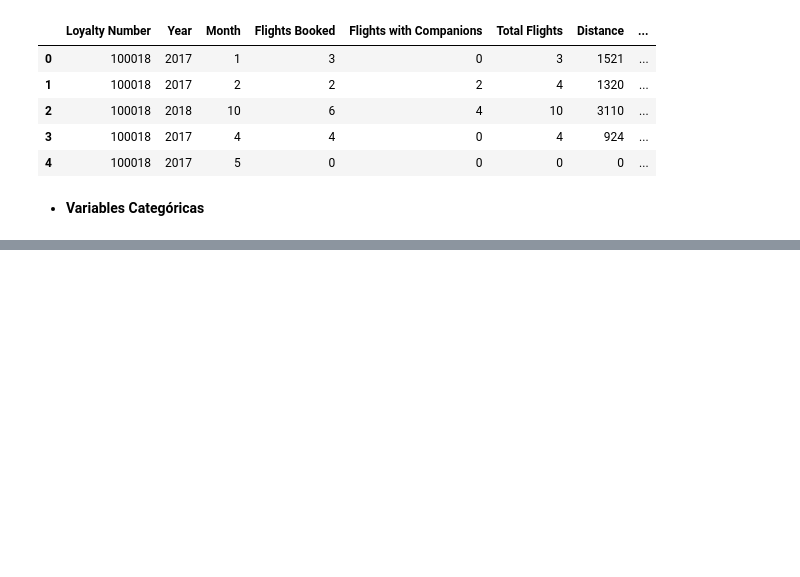
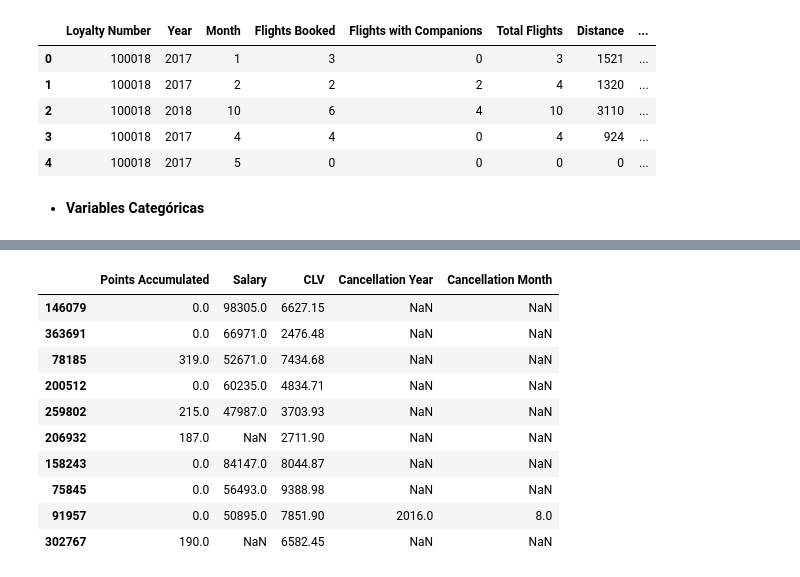
Before and after one commit to Adalab/bda-modulo-3-evaluacion-final-Paulamc1695, a Jupyter notebook: resolucion_evaluacion_02.ipynb, the cells around one changed output, grey strips where cells are left out. Cells and saved outputs as stored; diff of their text form; code cells hidden in the pictures; blank space fills up the shorter version.

```diff
--- a/resolucion_evaluacion_02.ipynb
+++ b/resolucion_evaluacion_02.ipynb
@@ -76,0 +152,16 @@ df_aerolinea_copy[["Country", "Province", "City", "Postal Code", "Gender", "Educ
+# %%
+# Cargar el Dataframe con las variables de tipo numéricas tipo "float"
+
+df_aerolinea_copy[["Points Accumulated", "Salary", "CLV", "Cancellation Year", "Cancellation Month"]].sample(10)
+# %% [output]
+|  | Points Accumulated | Salary | CLV | Cancellation Year | Cancellation Month |
+| 146079 | 0.0 | 98305.0 | 6627.15 | NaN | NaN |
+| 363691 | 0.0 | 66971.0 | 2476.48 | NaN | NaN |
+| 78185 | 319.0 | 52671.0 | 7434.68 | NaN | NaN |
+| 200512 | 0.0 | 60235.0 | 4834.71 | NaN | NaN |
+| 259802 | 215.0 | 47987.0 | 3703.93 | NaN | NaN |
+| 206932 | 187.0 | NaN | 2711.90 | NaN | NaN |
+| 158243 | 0.0 | 84147.0 | 8044.87 | NaN | NaN |
+| 75845 | 0.0 | 56493.0 | 9388.98 | NaN | NaN |
+| 91957 | 0.0 | 50895.0 | 7851.90 | 2016.0 | 8.0 |
+| 302767 | 190.0 | NaN | 6582.45 | NaN | NaN |
```
Also changed, not shown: parts of 6 cells of this notebook.
